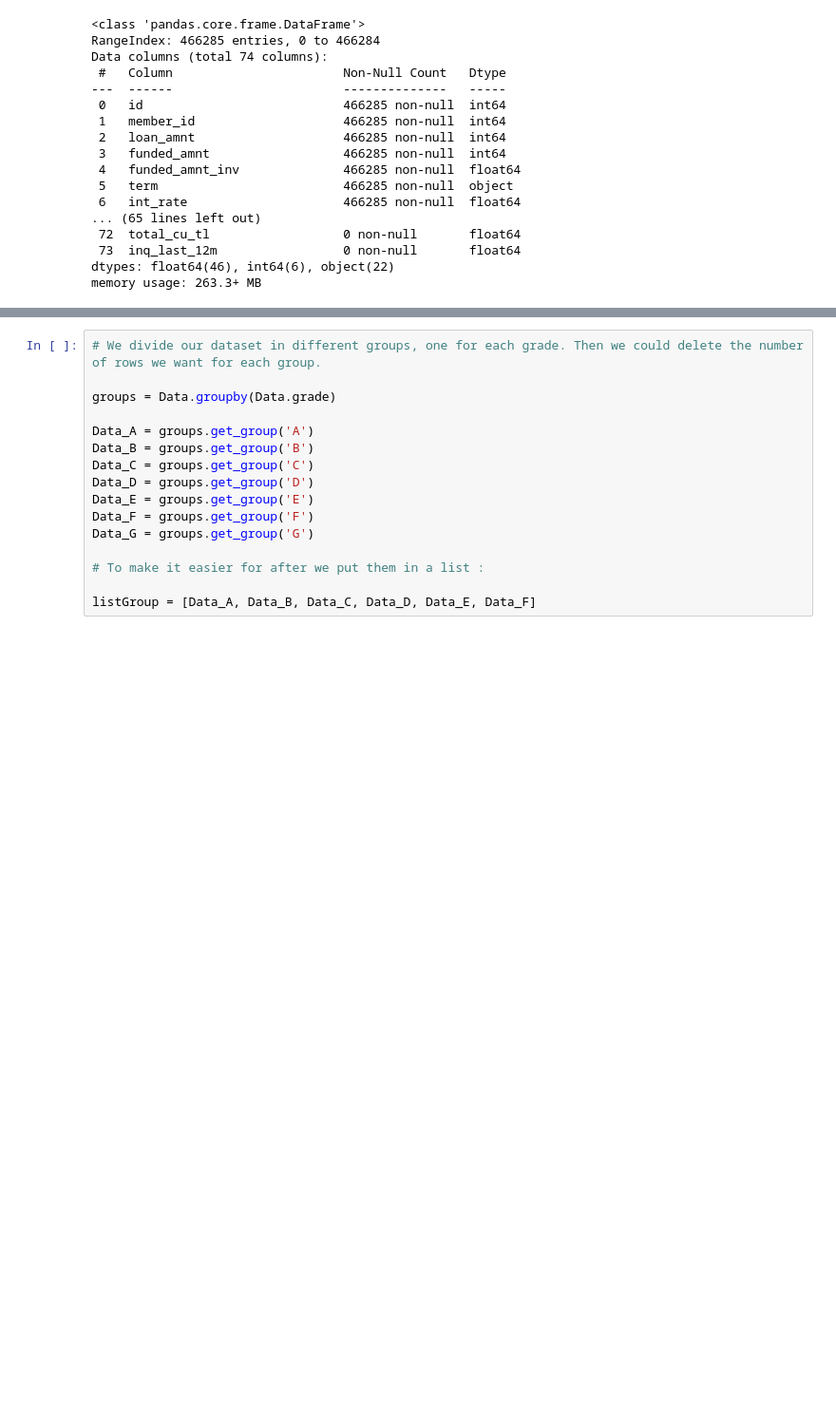
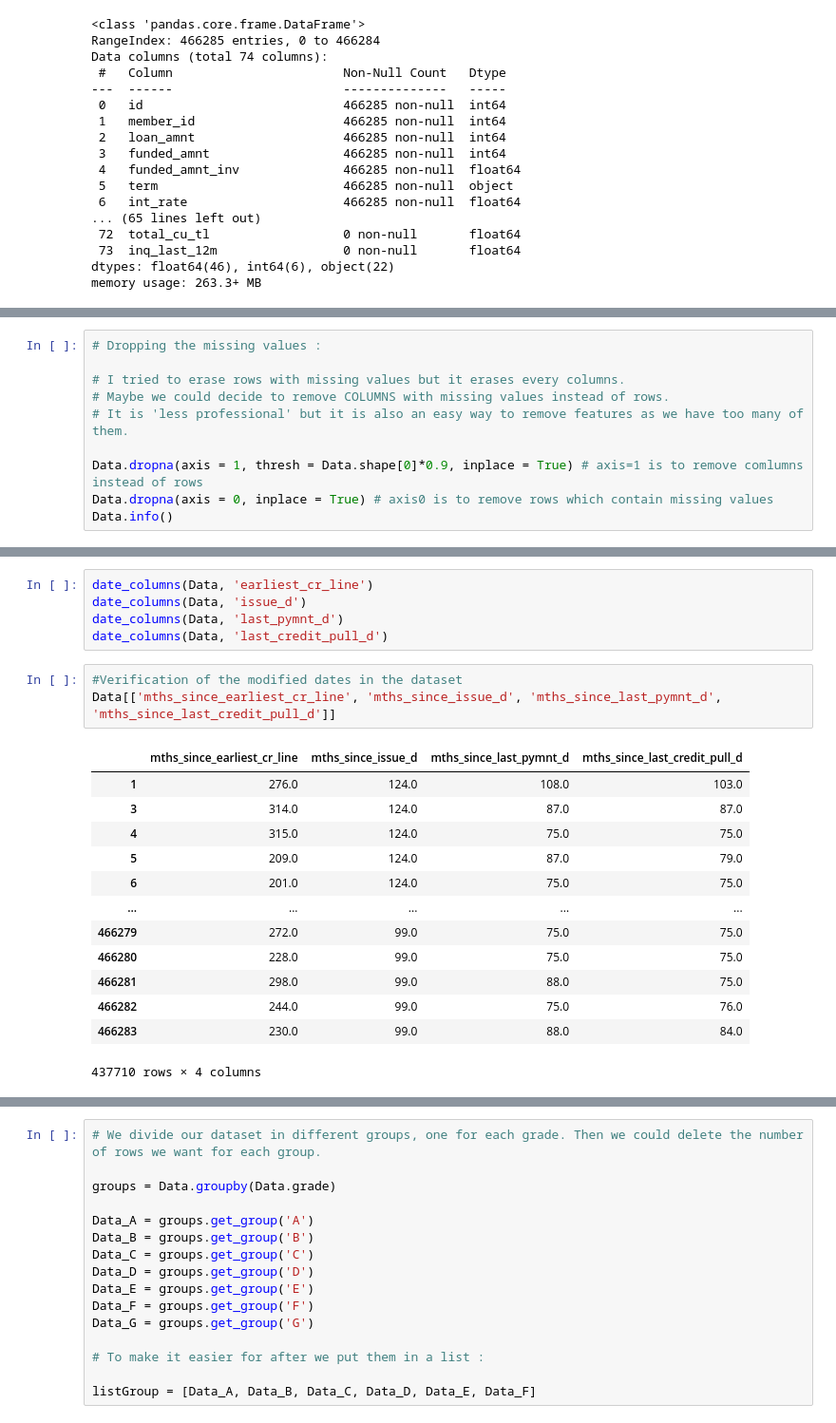
Before and after one commit to Alex314159265/Machine-Learning-For-Credit-Scoring, a Jupyter notebook: TER code-checkpoint.ipynb, the cells around one changed output, grey strips where cells are left out. Shown: that part at 95% size. Cells and saved outputs as stored; diff of their text form; blank space fills up the shorter version.

```diff
--- a/TER code-checkpoint.ipynb
+++ b/TER code-checkpoint.ipynb
@@ -37,0 +54,10 @@ memory usage: 263.3+ MB
+# %%
+# Dropping the missing values :
+
+# I tried to erase rows with missing values but it erases every columns.
+# Maybe we could decide to remove COLUMNS with missing values instead of rows.
+# It is 'less professional' but it is also an easy way to remove features as we have too many of them.
+
+Data.dropna(axis = 1, thresh = Data.shape[0]*0.9, inplace = True) # axis=1 is to remove comlumns instead of rows
+Data.dropna(axis = 0, inplace = True) # axis0 is to remove rows which contain missing values
+Data.info()
@@ -136,3 +178,25 @@ Data.head()
+# %%
+date_columns(Data, 'earliest_cr_line')
+date_columns(Data, 'issue_d')
+date_columns(Data, 'last_pymnt_d')
+date_columns(Data, 'last_credit_pull_d')
+# %%
+#Verification of the modified dates in the dataset
+Data[['mths_since_earliest_cr_line', 'mths_since_issue_d', 'mths_since_last_pymnt_d', 'mths_since_last_credit_pull_d']]
+# %% [output]
+|  | mths_since_earliest_cr_line | mths_since_issue_d | mths_since_last_pymnt_d | mths_since_last_credit_pull_d |
+| 1 | 276.0 | 124.0 | 108.0 | 103.0 |
+| 3 | 314.0 | 124.0 | 87.0 | 87.0 |
+| 4 | 315.0 | 124.0 | 75.0 | 75.0 |
+| 5 | 209.0 | 124.0 | 87.0 | 79.0 |
+| 6 | 201.0 | 124.0 | 75.0 | 75.0 |
+| ... | ... | ... | ... | ... |
+| 466279 | 272.0 | 99.0 | 75.0 | 75.0 |
+| 466280 | 228.0 | 99.0 | 75.0 | 75.0 |
+| 466281 | 298.0 | 99.0 | 88.0 | 75.0 |
+| 466282 | 244.0 | 99.0 | 75.0 | 76.0 |
+| 466283 | 230.0 | 99.0 | 88.0 | 84.0 |
+437710 rows × 4 columns
 # %%
 # The smaller group has 3322 observations and we want to remove enough rows in other groups to have the same number in each
 # group
```
Also changed, not shown: parts of 27 cells of this notebook.
